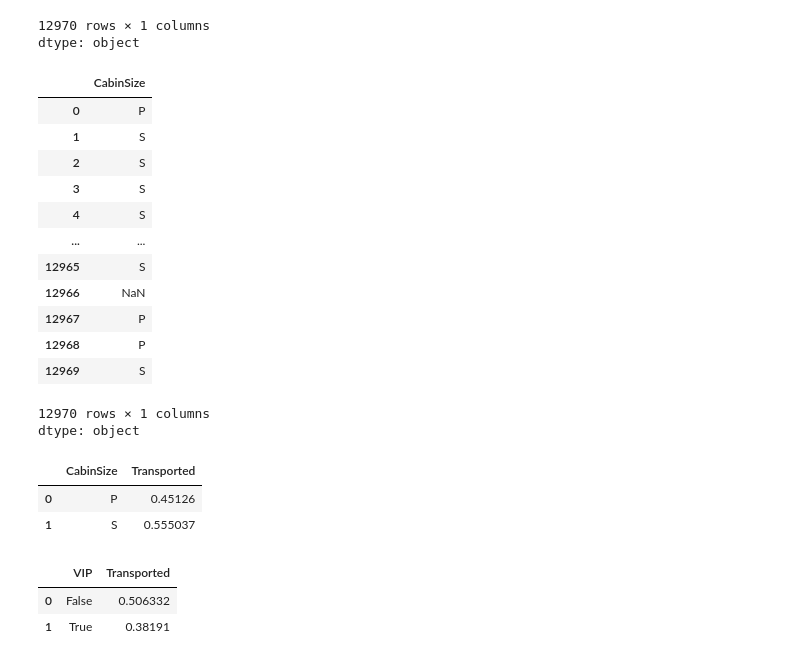
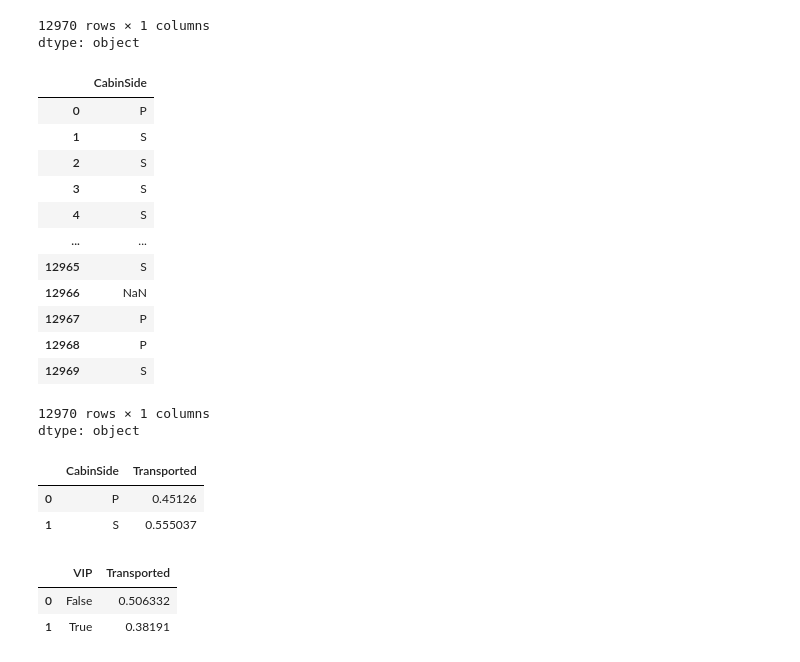
Before and after one commit to harsij01/spaceship-titanic, a Jupyter notebook: spaceship_titanic.ipynb, the cells around one changed output. Cells and saved outputs as stored; diff of their text form; code cells hidden in the pictures.

```diff
--- a/spaceship_titanic.ipynb
+++ b/spaceship_titanic.ipynb
@@ -296,12 +274,12 @@ dtype: object
 # %%
 df["CabinNo"] = pd.to_numeric(df["CabinNo"], errors="coerce")
 # %%
-# Extract "CabinSize" from Cabin column
-df["CabinSize"] = df["Cabin"].str.split(pat="/", expand=True)[2]
+# Extract "CabinSide" from Cabin column
+df["CabinSide"] = df["Cabin"].str.split(pat="/", expand=True)[2]
 # %%
-df["CabinSize"]
+df["CabinSide"]
 # %% [output]
-|  | CabinSize |
+|  | CabinSide |
 | 0 | P |
 | 1 | S |
 | 2 | S |
@@ -316,9 +294,9 @@ df["CabinSize"]
 12970 rows × 1 columns
 dtype: object
 # %%
-df.groupby(["CabinSize"], as_index=False)["Transported"].mean()
+df.groupby(["CabinSide"], as_index=False)["Transported"].mean()
 # %% [output]
-|  | CabinSize | Transported |
+|  | CabinSide | Transported |
 | 0 | P | 0.45126 |
 | 1 | S | 0.555037 |
 # %%
```
Also changed, not shown: parts of 94 cells of this notebook, 4 other files.
